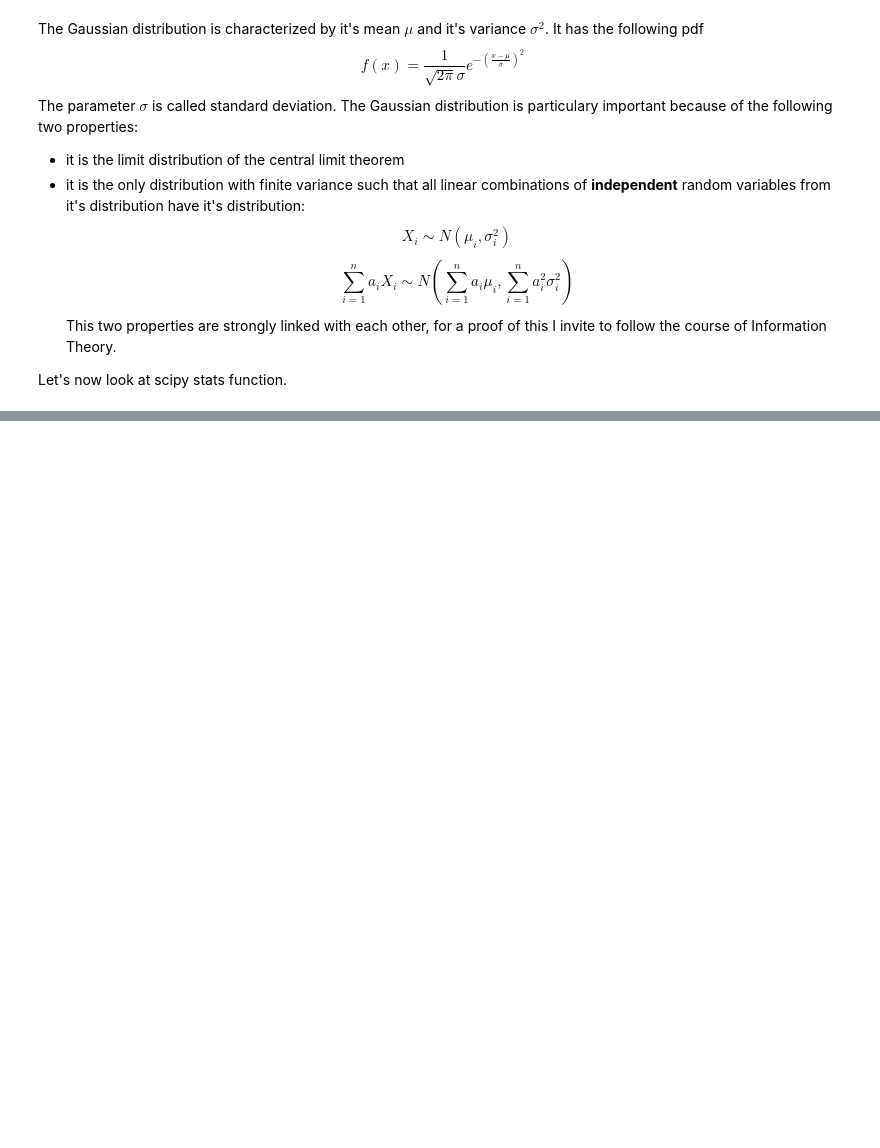
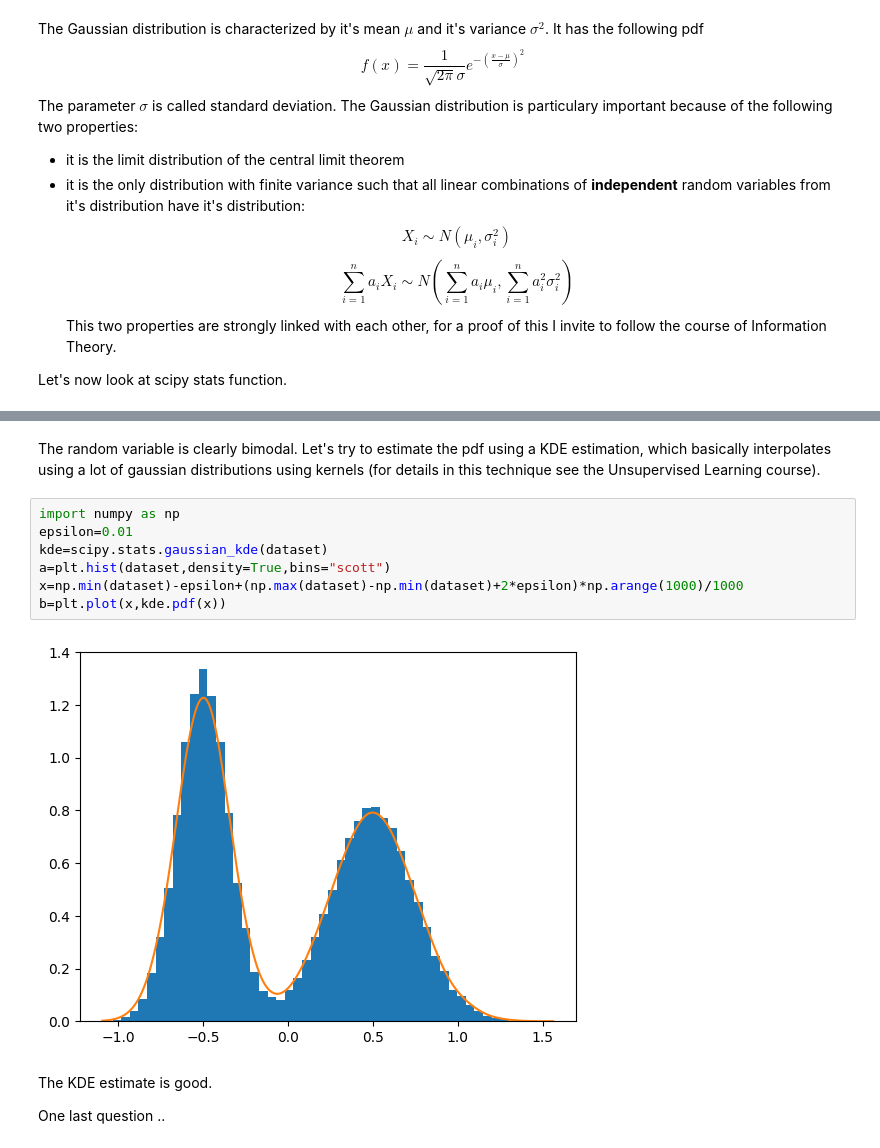
Before and after one commit to guglielmopadula/StochasticModelling2022-2023, a Jupyter notebook: FirstSession.ipynb, the cells around one changed output, grey strips where cells are left out. Cells and saved outputs as stored; diff of their text form; blank space fills up the shorter version.

```diff
--- a/FirstSession.ipynb
+++ b/FirstSession.ipynb
@@ -136,0 +193,15 @@ Before we say goodbye, one last question.
+# %% [markdown]
+The random variable is clearly bimodal. Let's try to estimate the pdf using a KDE estimation, which basically interpolates using a lot of gaussian distributions using kernels (for details in this technique see the Unsupervised Learning course).
+# %%
+import numpy as np
+epsilon=0.01
+kde=scipy.stats.gaussian_kde(dataset)
+a=plt.hist(dataset,density=True,bins="scott")
+x=np.min(dataset)-epsilon+(np.max(dataset)-np.min(dataset)+2*epsilon)*np.arange(1000)/1000
+b=plt.plot(x,kde.pdf(x))
+# %% [output]
+[figure, added]
+# %% [markdown]
+The KDE estimate is good.
+
+One last question ..
```
Also changed, not shown: parts of 10 cells of this notebook, 2 other files.
